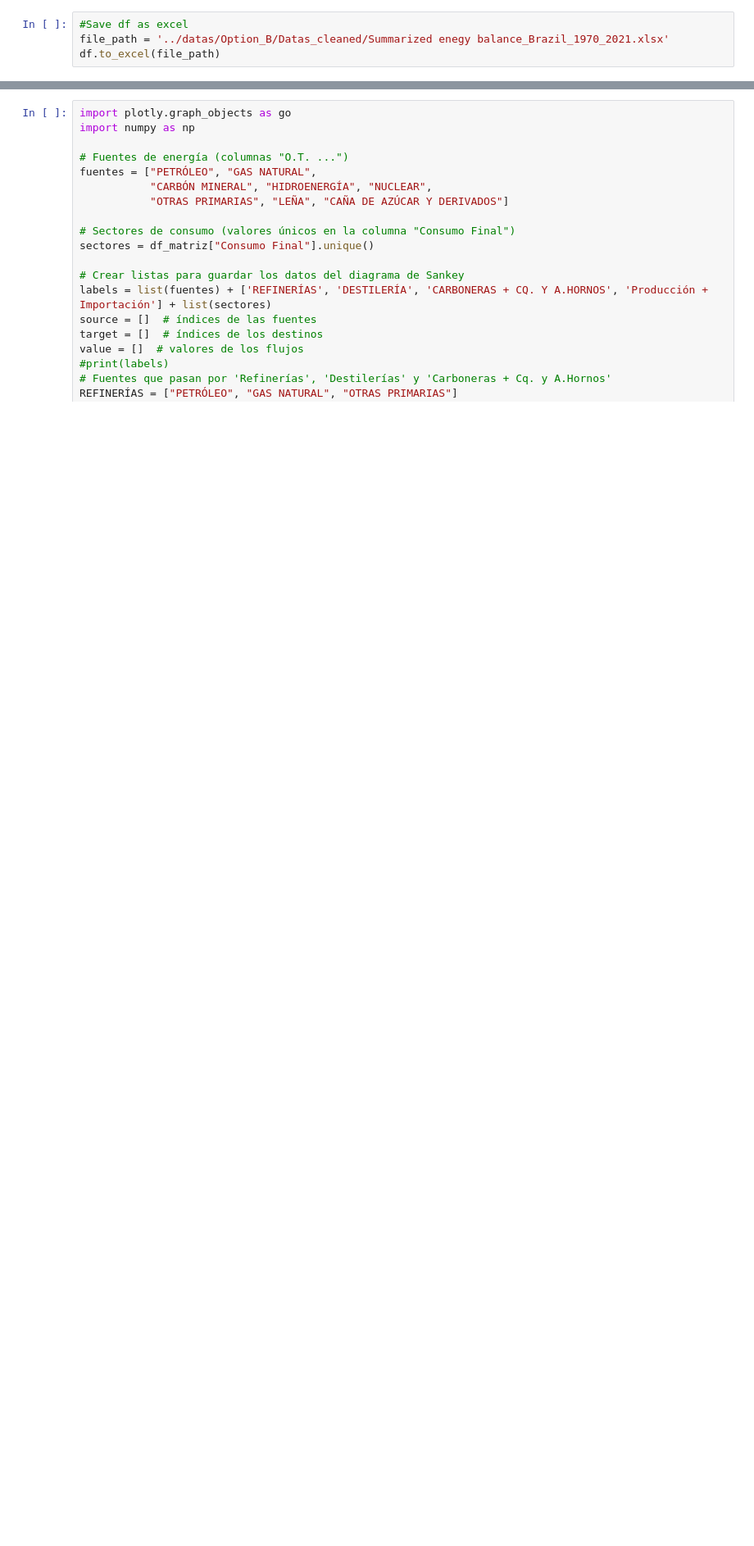
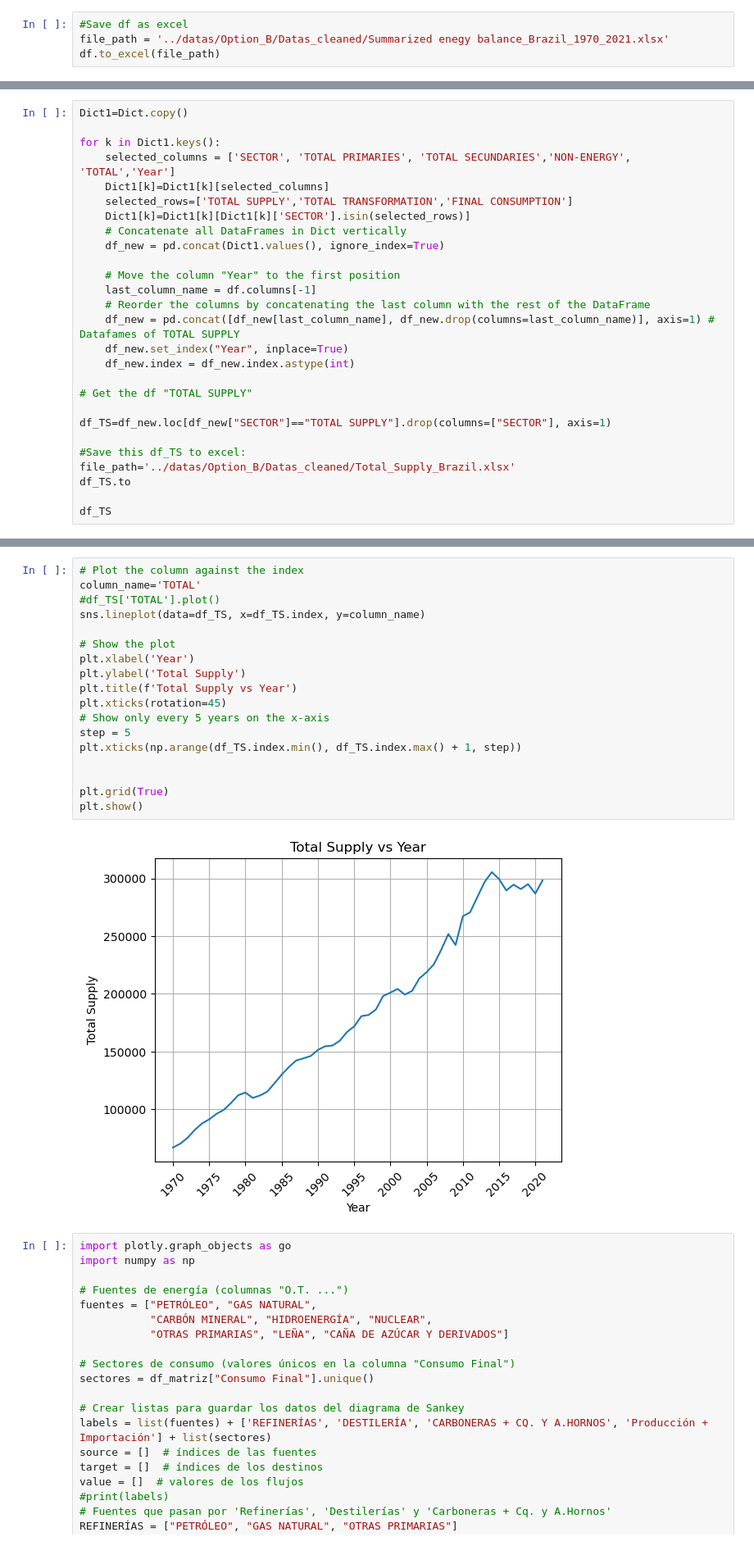
Before and after one commit to abominguez/TFM, a Jupyter notebook: codes/TFM_Ruth_Nam.ipynb, the cells around one changed output, grey strips where cells are left out. Shown at 82% size. Drawn from its saved outputs; the diff is of its cells as text; blank space fills up the shorter version.

```diff
--- a/codes/TFM_Ruth_Nam.ipynb
+++ b/codes/TFM_Ruth_Nam.ipynb
@@ -116,0 +162,27 @@ sectores
+# %%
+Dict1=Dict.copy()
+
+for k in Dict1.keys():
+    selected_columns = ['SECTOR', 'TOTAL PRIMARIES', 'TOTAL SECUNDARIES','NON-ENERGY', 'TOTAL','Year']
+    Dict1[k]=Dict1[k][selected_columns]
+    selected_rows=['TOTAL SUPPLY','TOTAL TRANSFORMATION','FINAL CONSUMPTION']
+    Dict1[k]=Dict1[k][Dict1[k]['SECTOR'].isin(selected_rows)]
+    # Concatenate all DataFrames in Dict vertically
+    df_new = pd.concat(Dict1.values(), ignore_index=True)
+
+    # Move the column "Year" to the first position
+    last_column_name = df.columns[-1]
+    # Reorder the columns by concatenating the last column with the rest of the DataFrame
+    df_new = pd.concat([df_new[last_column_name], df_new.drop(columns=last_column_name)], axis=1) # Datafames of TOTAL SUPPLY
+    df_new.set_index("Year", inplace=True)
+    df_new.index = df_new.index.astype(int)
+
+# Get the df "TOTAL SUPPLY"
+
+df_TS=df_new.loc[df_new["SECTOR"]=="TOTAL SUPPLY"].drop(columns=["SECTOR"], axis=1)
+
+#Save this df_TS to excel:
+file_path='../datas/Option_B/Datas_cleaned/Total_Supply_Brazil.xlsx'
+df_TS.to
+
+df_TS
@@ -117,3 +208,23 @@ sectores
+# %%
+# Plot the column against the index
+column_name='TOTAL'
+#df_TS['TOTAL'].plot()
+sns.lineplot(data=df_TS, x=df_TS.index, y=column_name)
+
+# Show the plot
+plt.xlabel('Year')
+plt.ylabel('Total Supply')
+plt.title(f'Total Supply vs Year')
+plt.xticks(rotation=45)
+# Show only every 5 years on the x-axis
+step = 5
+plt.xticks(np.arange(df_TS.index.min(), df_TS.index.max() + 1, step))
+
+
+plt.grid(True)
+plt.show()
+# %% [output]
+[figure, added]
 # %%
 import plotly.graph_objects as go
 import numpy as np
```
Also changed, not shown: parts of 7 cells of this notebook, 3 other files.
